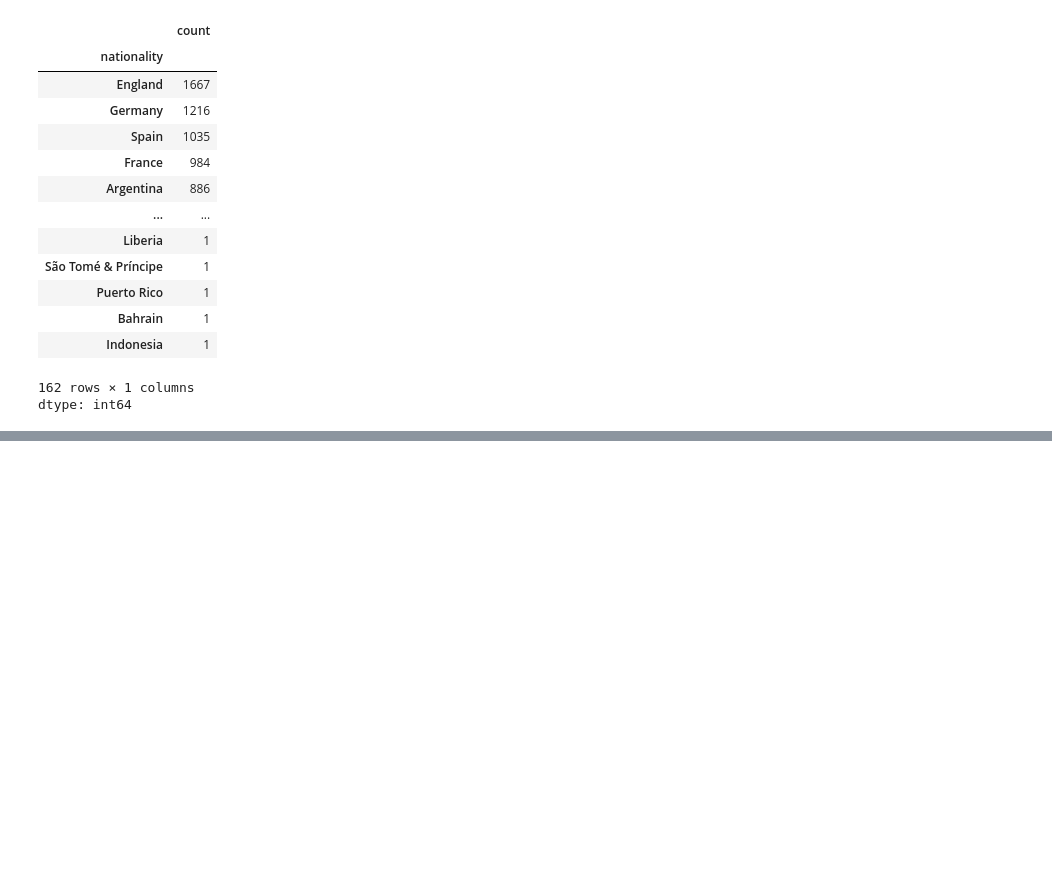
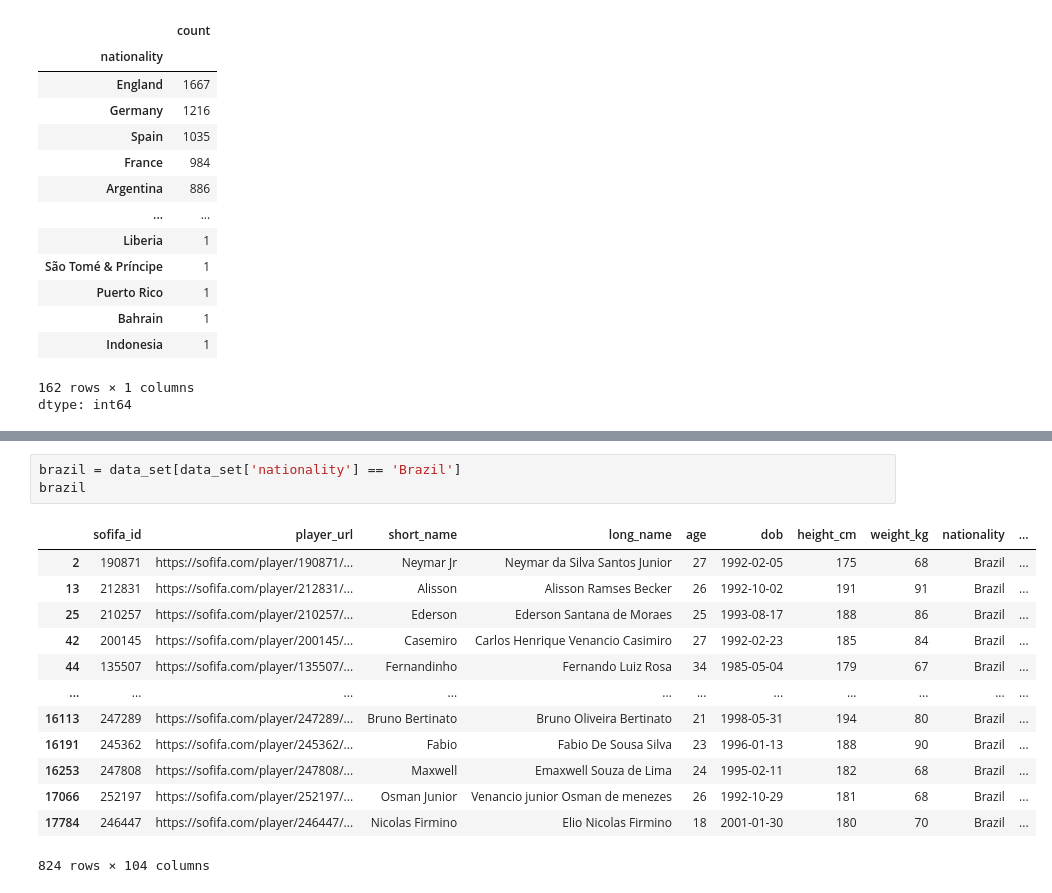
Before and after one commit to rhr007/Data-Science-Projects, a Jupyter notebook: FIFA20_Project.ipynb, the cells around one changed output, grey strips where cells are left out. Saved outputs shown, nothing was run; the diff lists cells and outputs as text; blank space fills up the shorter version.

```diff
--- a/FIFA20_Project.ipynb
+++ b/FIFA20_Project.ipynb
@@ -90,0 +132,17 @@ dtype: int64
+# %%
+brazil = data_set[data_set['nationality'] == 'Brazil']
+brazil
+# %% [output]
+|  | sofifa_id | player_url | short_name | long_name | age | dob | height_cm | weight_kg | nationality | ... |
+| 2 | 190871 | https://sofifa.com/player/190871/... | Neymar Jr | Neymar da Silva Santos Junior | 27 | 1992-02-05 | 175 | 68 | Brazil | ... |
+| 13 | 212831 | https://sofifa.com/player/212831/... | Alisson | Alisson Ramses Becker | 26 | 1992-10-02 | 191 | 91 | Brazil | ... |
+| 25 | 210257 | https://sofifa.com/player/210257/... | Ederson | Ederson Santana de Moraes | 25 | 1993-08-17 | 188 | 86 | Brazil | ... |
+| 42 | 200145 | https://sofifa.com/player/200145/... | Casemiro | Carlos Henrique Venancio Casimiro | 27 | 1992-02-23 | 185 | 84 | Brazil | ... |
+| 44 | 135507 | https://sofifa.com/player/135507/... | Fernandinho | Fernando Luiz Rosa | 34 | 1985-05-04 | 179 | 67 | Brazil | ... |
+| ... | ... | ... | ... | ... | ... | ... | ... | ... | ... | ... |
+| 16113 | 247289 | https://sofifa.com/player/247289/... | Bruno Bertinato | Bruno Oliveira Bertinato | 21 | 1998-05-31 | 194 | 80 | Brazil | ... |
+| 16191 | 245362 | https://sofifa.com/player/245362/... | Fabio | Fabio De Sousa Silva | 23 | 1996-01-13 | 188 | 90 | Brazil | ... |
+| 16253 | 247808 | https://sofifa.com/player/247808/... | Maxwell | Emaxwell Souza de Lima | 24 | 1995-02-11 | 182 | 68 | Brazil | ... |
+| 17066 | 252197 | https://sofifa.com/player/252197/... | Osman Junior | Venancio junior Osman de menezes | 26 | 1992-10-29 | 181 | 68 | Brazil | ... |
+| 17784 | 246447 | https://sofifa.com/player/246447/... | Nicolas Firmino | Elio Nicolas Firmino | 18 | 2001-01-30 | 180 | 70 | Brazil | ... |
+824 rows × 104 columns
```
Also changed, not shown: parts of 16 cells of this notebook.
